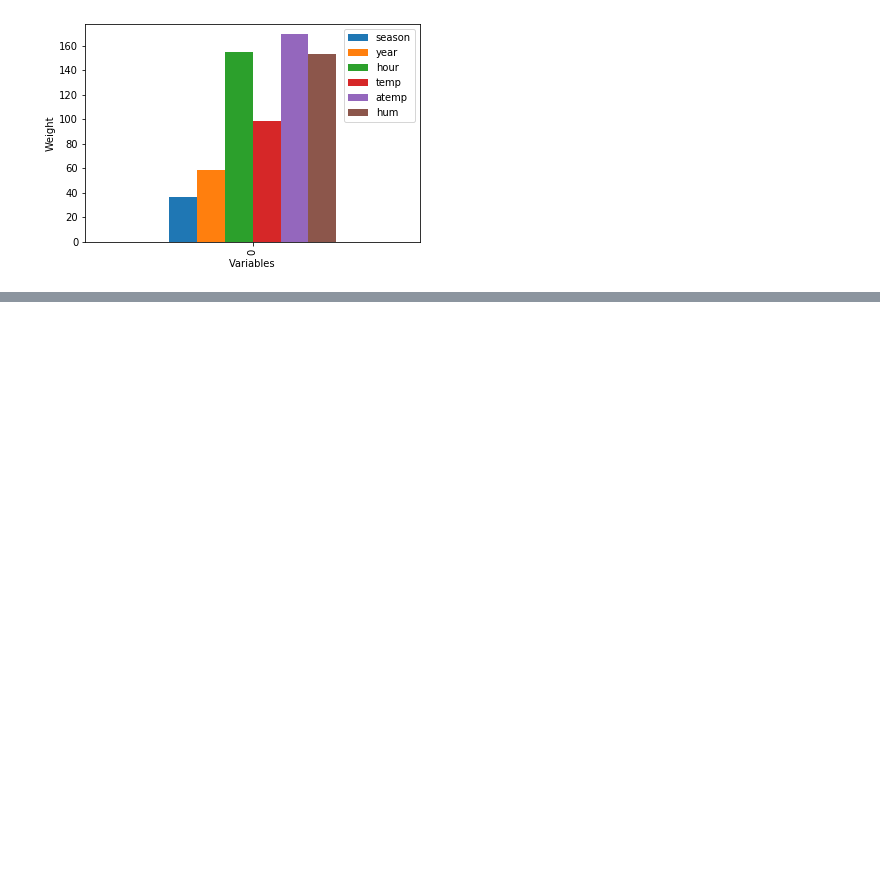
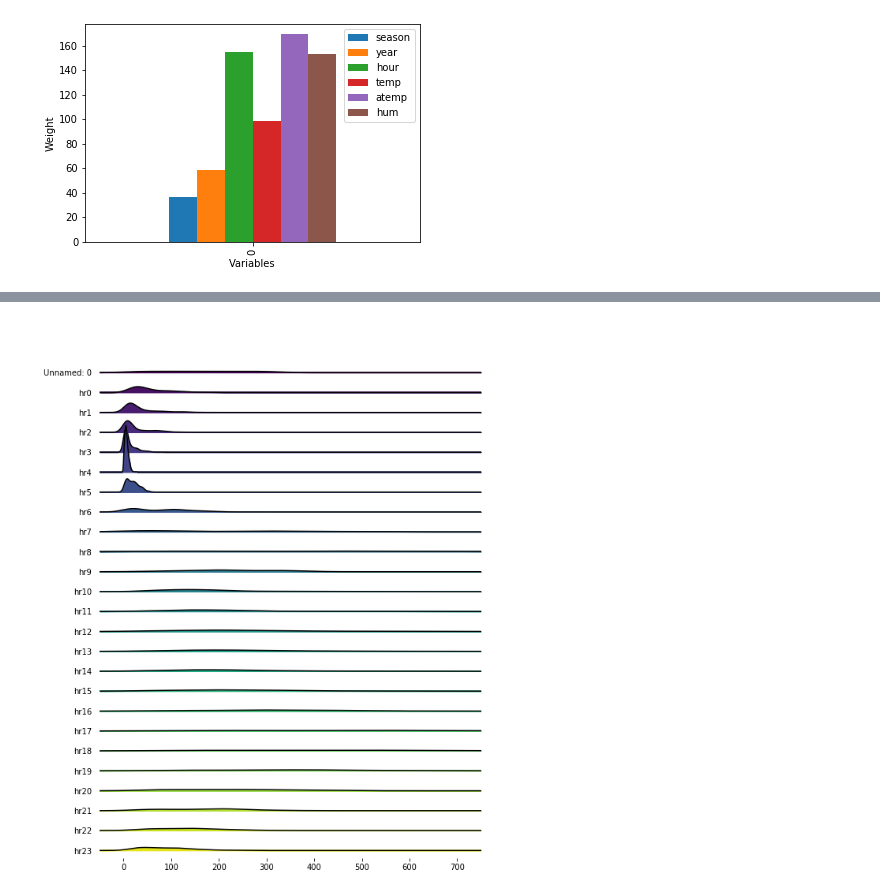
Before and after one commit to miosga2309/VDS_TU-Wien, a Jupyter notebook: Lab2.ipynb, the cells around one changed output, grey strips where cells are left out. Saved outputs shown, nothing was run; the diff lists cells and outputs as text; code cells hidden in the pictures; blank space fills up the shorter version.

Commit message:
ridgelines

```diff
--- a/Lab2.ipynb
+++ b/Lab2.ipynb
@@ -60,0 +52,2 @@ fig, axes = joypy.joyplot(df)
+# %%
+dfr = pd.read_csv("/Users/jonasmiosga/Documents/TU/VDS/ridgelinedata")
@@ -60,0 +64,6 @@ fig, axes = joypy.joyplot(df)
+# %%
+%matplotlib inline
+fig, axes = joypy.joyplot(dfr, figsize=[8,10],colormap=plt.cm.viridis,x_range = [-50,750])
+plt.savefig('/Users/jonasmiosga/Documents/TU/VDS/ridgelinepython.png',dpi=300)
+# %% [output]
+[figure, added]
```
Also changed, not shown: parts of 4 cells of this notebook, 1 other file.
